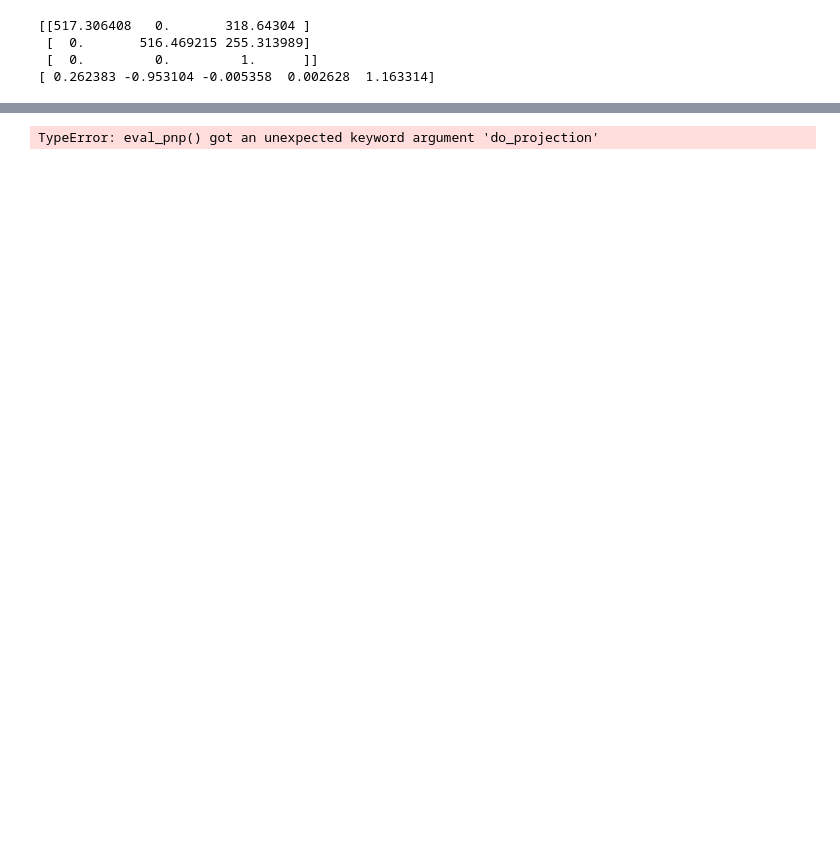
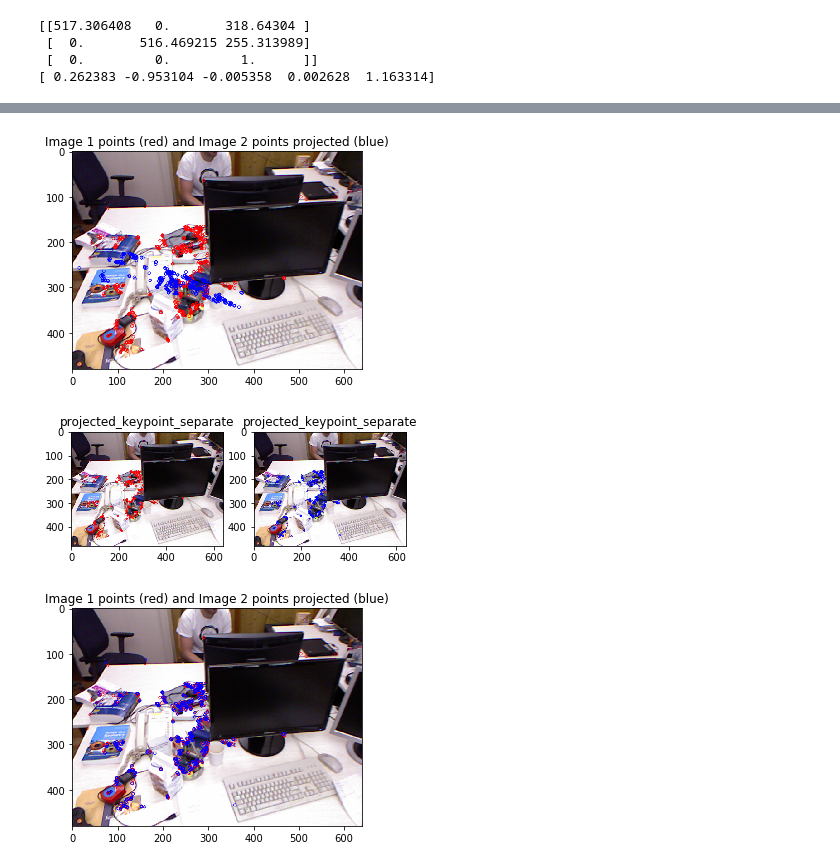
Before and after one commit to rufoliveira/visual_slam_assignment1, a Jupyter notebook: assignment1.ipynb, the cells around one changed output, grey strips where cells are left out. Drawn from its saved outputs; the diff is of its cells as text; code cells hidden in the pictures; blank space fills up the shorter version.

```diff
--- a/assignment1.ipynb
+++ b/assignment1.ipynb
@@ -309,28 +323,80 @@ residual_best = 13.792198840121161
 # %%
 # Visualize the best model by drawing warped points into the same frame.
-
-T_best, residual_best, ind2_projected_inlier = eval_pnp(ind1, ind2, inliers_best, cameraMatrix=K, distCoeffs=distCoeffs, do_projection=True)
 
 def corners_to_keypoints(corners):
     if corners is None:
         keypoints = []
     else:
         keypoints = [cv2.KeyPoint(kp[0], kp[1], 1) for kp in corners]
     return keypoints
 
-rgb111 = cv2.drawKeypoints(rgb1, corners_to_keypoints(ind1[inliers_best]), None, color=(0,255,0), flags=0)
-rgb111 = cv2.drawKeypoints(rgb111, corners_to_keypoints(ind2_projected_inlier), None, color=(0,0,255), flags=0)
+image_with_keypoints_all = cv2.drawKeypoints(rgb1, corners_to_keypoints(ind1[index_all]), None, color=(255,0,0), flags=0)
+image_with_keypoints_all = cv2.drawKeypoints(image_with_keypoints_all, corners_to_keypoints(ind2_projected_on_image_1_all), None, color=(0,0,255), flags=0)
 
-plt.title('projected_keypoint_overlay')
-plt.imshow(rgb111)
+rgb111_separate = cv2.drawKeypoints(rgb1, corners_to_keypoints(ind1[index_all]), None, color=(255,0,0), flags=0)
+rgb222_separate = cv2.drawKeypoints(rgb1, corners_to_keypoints(ind2_projected_on_image_1_best), None, color=(0,0,255), flags=0)
+
+rgb111_combined = cv2.drawKeypoints(rgb1, corners_to_keypoints(ind1[index_all]), None, color=(255,0,0), flags=0)
+rgb111_combined = cv2.drawKeypoints(rgb111_combined, corners_to_keypoints(ind2_projected_on_image_1_best), None, color=(0,0,255), flags=0)
+
+
+
+
+fig1 = plt.gcf()
+plt.title('Image 1 points (red) and Image 2 points projected (blue)')
+plt.imshow(image_with_keypoints_all)
 plt.show()
+
+fig1.savefig('computed_transform_all_matches.png',dpi=400)
+
+
+
 
 # Check the results and CLOSE the pop-up window to proceed to the next cell.
 draw_registration_result(pcd2, pcd1, T_best)
+#draw_registration_result(pcd2, pcd1, T_all)
+
+fig2 = plt.gcf()
+plt.subplot(1, 2, 1)
+plt.title('projected_keypoint_separate')
+plt.imshow(rgb111_separate)
+plt.subplot(1, 2, 2)
+plt.title('projected_keypoint_separate')
+plt.imshow(rgb222_separate)
+plt.show()
+
+fig3 = plt.gcf()
+plt.title('Image 1 points (red) and Image 2 points projected (blue)')
+plt.imshow(rgb111_combined)
+plt.show()
+
+fig3.savefig('computed_transform_all_matches_ransac.png',dpi=400)
+
 
 # EXPERIMENT AND COMMENT ON THE BEHAVIOUR WITH THESE SETTINGS: VISUALIZATION OF ALIGNMENTS WITH AND WITHOUT RANSAC
+# Now the objective is to understand how points in the 3D space of image 2 project into image 1.
+# To do so we can use function solvePnP(). We start by feeding solvePnP() with the 3D space points
+# of image 2 and the corresponding 2D image points of image 1.
+# The correspondence between 3D space points of image 2 and 2D image points of image 1 is done by
+# the descriptor matches previously found. The result is seen below:
+
+# The first figure shows that something is wrong. The matching is not properly done. This happens because
+# some of the matches between the ORB descriptors are outlies, and they were used to compute the
+# transformation between cameras. To deal with the problem of outliers we use the RANSAC algorithm.
+# At each iteration RANSAC will select a handful of randomly chosen matches and compute a transform out of it.
+# Using that transform it will compute the projection of all points and measure a residual to understand how good the fit is.
+# The residual we chose in this work is simply sum of Euclidean image coordinate distances between
+# the projected points and their expected position (based on the descriptor matches).
+
+# The third figure shows that the projected points seem to align quite well with the matched points on the original image.
+# This can also be seen in the registration result of the point clouds. We first show the bad transform,
+# where we can notice that the same keyboard appears in two distinct place, indicating that the transform is wrong.
+# When using RANSAC the results improve significantly, now the keyboards are somewhat aligned.
+# However the result could still be further improved (as will be done in the next section)
 # %% [output]
-TypeError: eval_pnp() got an unexpected keyword argument 'do_projection'
+[figure, added]
+[figure, added]
+[figure, added]
 # %%
 # Extra part: use the estimated pose from PnP with RANSAC using keypoint, refine it with dense ICP.
 # Try to notice the improvement via the visualization, the changes should be noticable.
```
Also changed, not shown: parts of 7 cells of this notebook, 6 other files.
